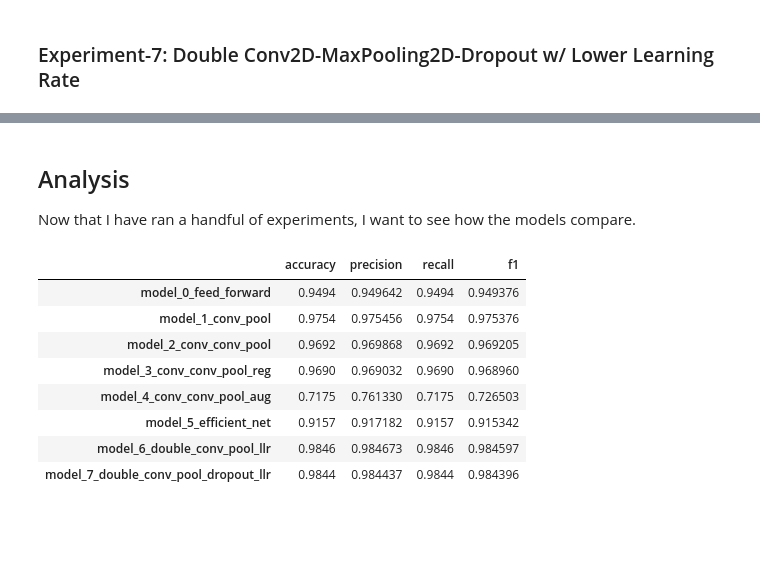
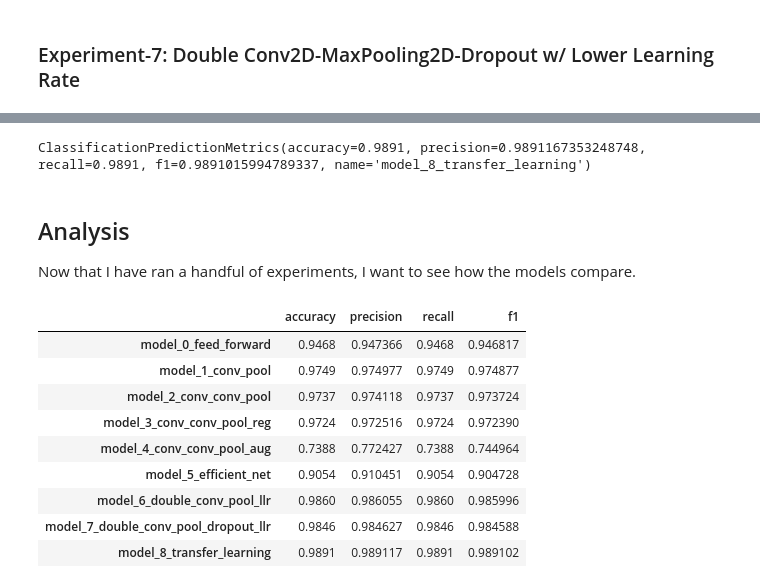
Before and after one commit to bkubick/deep-learning-development, a Jupyter notebook: projects/mnist_digit_predictor/digit_predictor.ipynb, the cells around one changed output, grey strips where cells are left out. Drawn from its saved outputs; the diff is of its cells as text; code cells hidden in the pictures; blank space fills up the shorter version.

```diff
--- a/projects/mnist_digit_predictor/digit_predictor.ipynb
+++ b/projects/mnist_digit_predictor/digit_predictor.ipynb
@@ -673,0 +693,22 @@ ClassificationPredictionMetrics(accuracy=0.9844, precision=0.9844369501198164, r
+# %%
+# Constants
+model_8_name = 'model_8_transfer_learning'
+
+MODEL_URL = 'https://tfhub.dev/tensorflow/tfgan/eval/mnist/logits/1'
+# %%
+tf.keras.utils.set_random_seed(RANDOM_SEED)
+
+model_8 = tf.keras.models.Sequential([
+    preprocessing,
+    hub.KerasLayer(MODEL_URL),
+    tf.keras.layers.Dense(32, activation='relu'),
+    tf.keras.layers.Dense(TOTAL_CLASSES, activation='softmax'),
+], name=model_8_name)
+
+model_8.compile(loss='sparse_categorical_crossentropy',
+                optimizer=tf.keras.optimizers.legacy.Adam(learning_rate=0.0002),
+                metrics=['accuracy'])
+
+model_8_history = model_8.fit(batched_train_dataset,
+                              validation_data=batched_test_dataset,
+                              epochs=10)
@@ -674,3 +739,8 @@ ClassificationPredictionMetrics(accuracy=0.9844, precision=0.9844369501198164, r
+# %%
+model_8_results = ml_toolbox.analysis.classification.generate_prediction_metrics_from_dataset_and_model(batched_test_dataset, model_8)
+model_8_results
+# %% [output]
+ClassificationPredictionMetrics(accuracy=0.9891, precision=0.9891167353248748, recall=0.9891, f1=0.9891015994789337, name='model_8_transfer_learning')
 # %% [markdown]
 ## Analysis
 
@@ -678,27 +748,29 @@ Now that I have ran a handful of experiments, I want to see how the models compa
 # %%
 all_results = [
     model_0_results,
     model_1_results,
     model_2_results,
     model_3_results,
     model_4_results,
     model_5_results,
     model_6_results,
     model_7_results,
+    model_8_results,
 ]
 
 all_results_df = ml_toolbox.analysis.classification.generate_prediction_metrics_dataframe(all_results)
 all_results_df
 # %% [output]
 |  | accuracy | precision | recall | f1 |
-| model_0_feed_forward | 0.9494 | 0.949642 | 0.9494 | 0.949376 |
-| model_1_conv_pool | 0.9754 | 0.975456 | 0.9754 | 0.975376 |
-| model_2_conv_conv_pool | 0.9692 | 0.969868 | 0.9692 | 0.969205 |
-| model_3_conv_conv_pool_reg | 0.9690 | 0.969032 | 0.9690 | 0.968960 |
-| model_4_conv_conv_pool_aug | 0.7175 | 0.761330 | 0.7175 | 0.726503 |
-| model_5_efficient_net | 0.9157 | 0.917182 | 0.9157 | 0.915342 |
-| model_6_double_conv_pool_llr | 0.9846 | 0.984673 | 0.9846 | 0.984597 |
-| model_7_double_conv_pool_dropout_llr | 0.9844 | 0.984437 | 0.9844 | 0.984396 |
+| model_0_feed_forward | 0.9468 | 0.947366 | 0.9468 | 0.946817 |
+| model_1_conv_pool | 0.9749 | 0.974977 | 0.9749 | 0.974877 |
+| model_2_conv_conv_pool | 0.9737 | 0.974118 | 0.9737 | 0.973724 |
+| model_3_conv_conv_pool_reg | 0.9724 | 0.972516 | 0.9724 | 0.972390 |
+| model_4_conv_conv_pool_aug | 0.7388 | 0.772427 | 0.7388 | 0.744964 |
+| model_5_efficient_net | 0.9054 | 0.910451 | 0.9054 | 0.904728 |
+| model_6_double_conv_pool_llr | 0.9860 | 0.986055 | 0.9860 | 0.985996 |
+| model_7_double_conv_pool_dropout_llr | 0.9846 | 0.984627 | 0.9846 | 0.984588 |
+| model_8_transfer_learning | 0.9891 | 0.989117 | 0.9891 | 0.989102 |
 # %%
 all_results_df['accuracy'].sort_values().plot(kind='bar')
 # %% [output]
```
Also changed, not shown: parts of 33 cells of this notebook.
